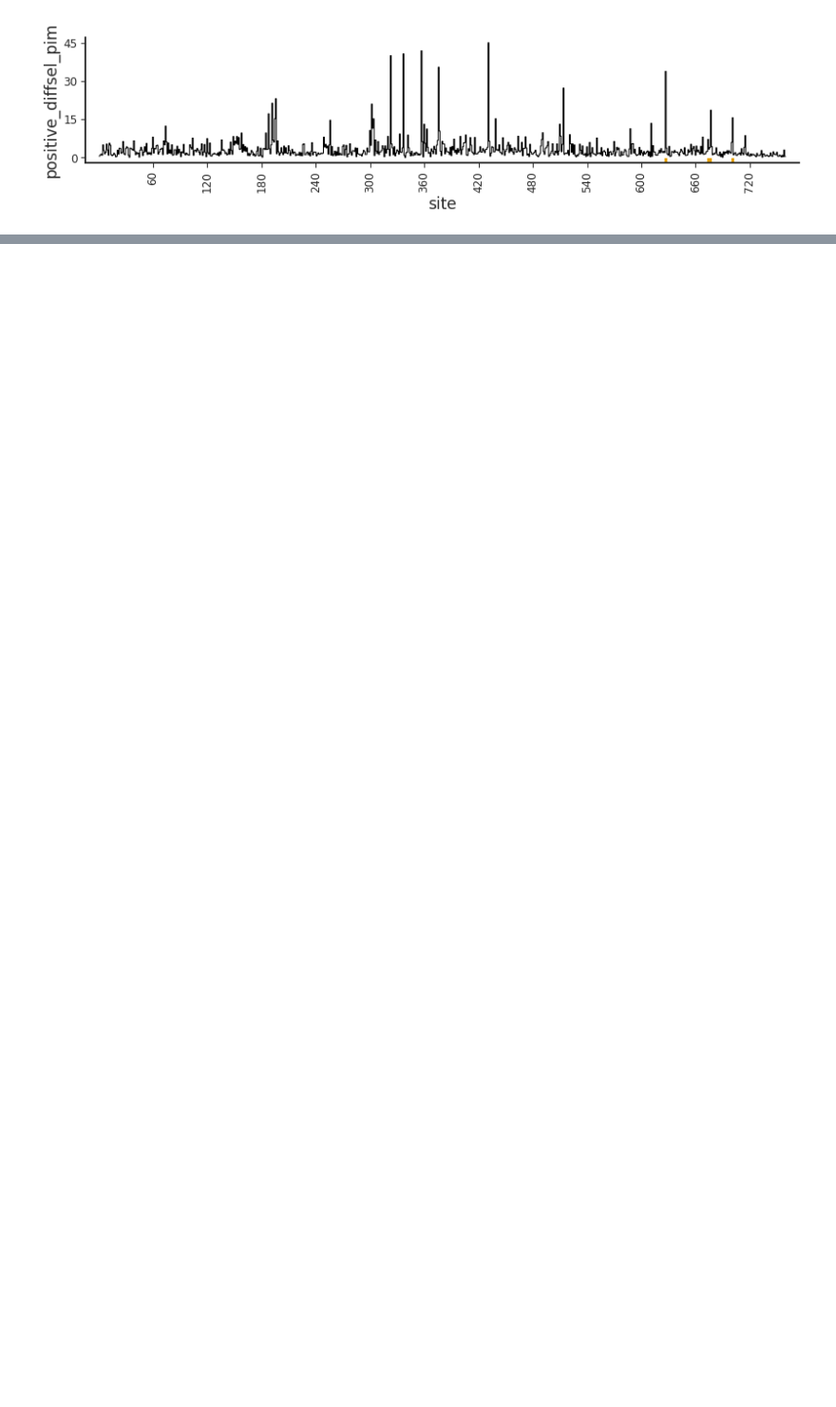
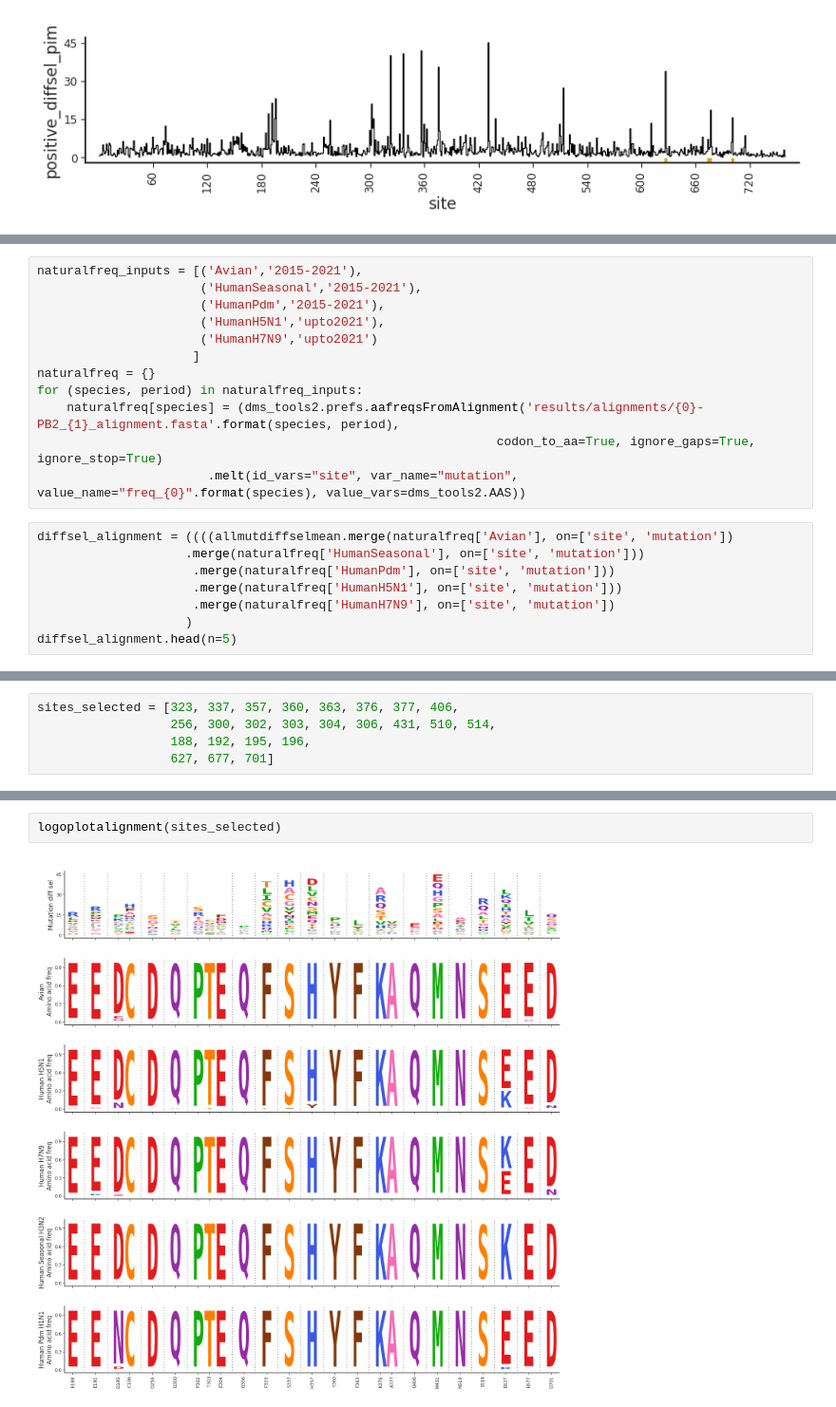
Before and after one commit to jbloomlab/PB2_Pimodivir_Resistance, a Jupyter notebook: analysis_nb.ipynb, the cells around one changed output, grey strips where cells are left out. Shown at 95% size. Saved outputs shown, nothing was run; the diff lists cells and outputs as text; blank space fills up the shorter version.

```diff
--- a/analysis_nb.ipynb
+++ b/analysis_nb.ipynb
@@ -942,0 +949,20 @@ linelogoprefplot(sites_human)
+# %%
+naturalfreq_inputs = [('Avian','2015-2021'),
+                      ('HumanSeasonal','2015-2021'),
+                      ('HumanPdm','2015-2021'),
+                      ('HumanH5N1','upto2021'),
+                      ('HumanH7N9','upto2021')
+                     ]
+naturalfreq = {}
+for (species, period) in naturalfreq_inputs:
+    naturalfreq[species] = (dms_tools2.prefs.aafreqsFromAlignment('results/alignments/{0}-PB2_{1}_alignment.fasta'.format(species, period),
+                                                              codon_to_aa=True, ignore_gaps=True, ignore_stop=True)
+                       .melt(id_vars="site", var_name="mutation", value_name="freq_{0}".format(species), value_vars=dms_tools2.AAS))
+# %%
+diffsel_alignment = ((((allmutdiffselmean.merge(naturalfreq['Avian'], on=['site', 'mutation'])
+                    .merge(naturalfreq['HumanSeasonal'], on=['site', 'mutation']))
+                     .merge(naturalfreq['HumanPdm'], on=['site', 'mutation']))
+                     .merge(naturalfreq['HumanH5N1'], on=['site', 'mutation']))
+                     .merge(naturalfreq['HumanH7N9'], on=['site', 'mutation'])
+                    )
+diffsel_alignment.head(n=5)
@@ -942,0 +976,5 @@ linelogoprefplot(sites_human)
+# %%
+sites_selected = [323, 337, 357, 360, 363, 376, 377, 406,
+                  256, 300, 302, 303, 304, 306, 431, 510, 514,
+                  188, 192, 195, 196,
+                  627, 677, 701]
@@ -942,0 +1059,4 @@ linelogoprefplot(sites_human)
+# %%
+logoplotalignment(sites_selected)
+# %% [output]
+[figure, added]
```
Also changed, not shown: parts of 7 cells of this notebook, 22 other files.
